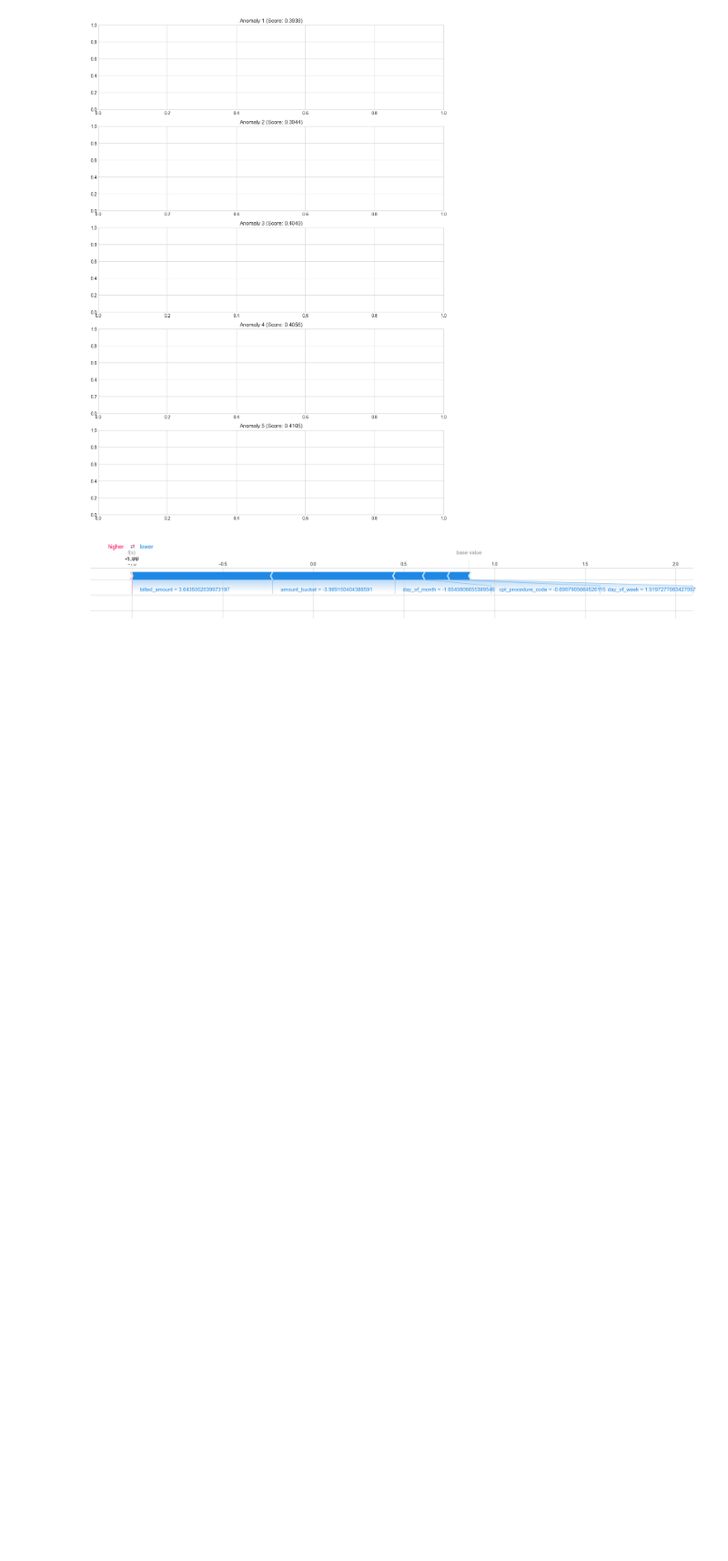
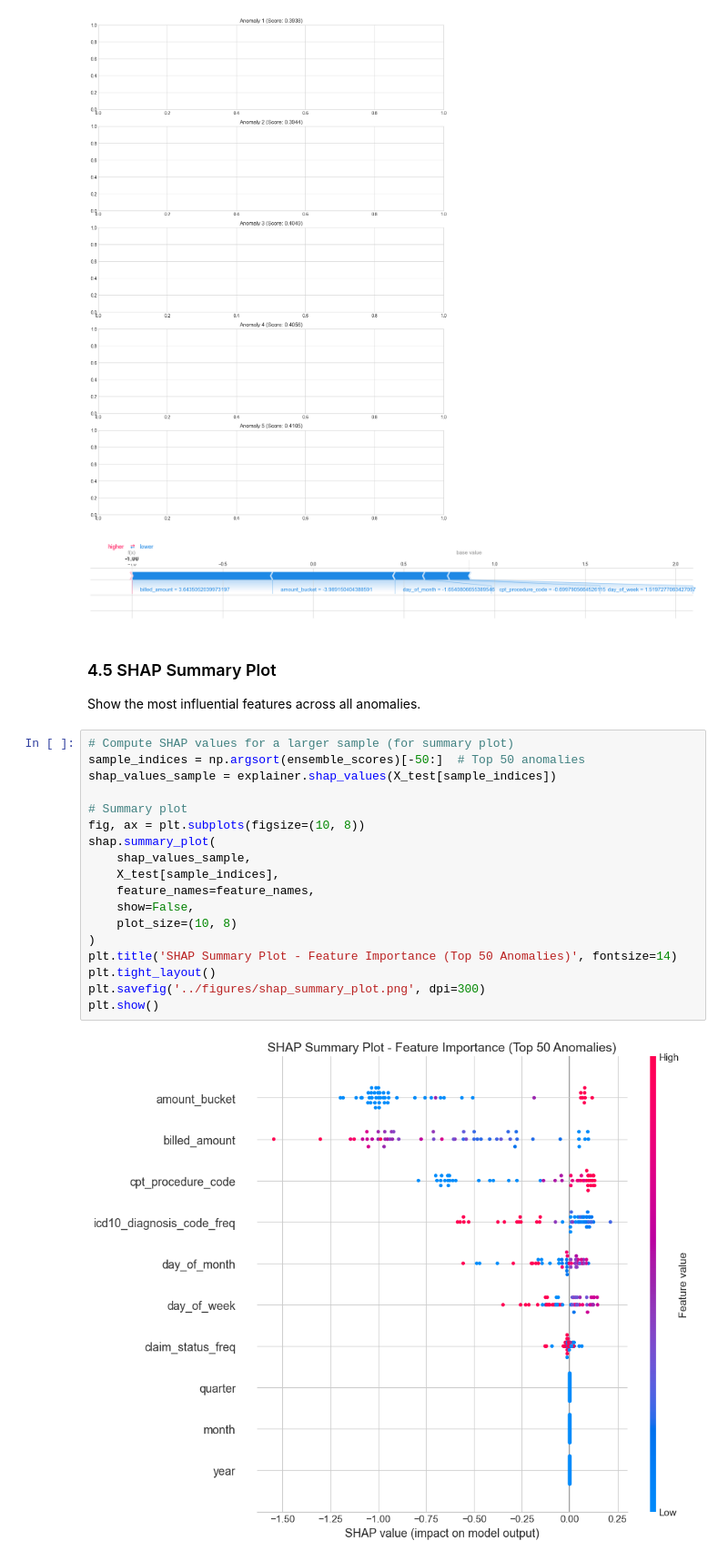
Before and after one commit to Houzibe/health-insurance-fraudulent-claims-detection-system, a Jupyter notebook: notebooks/03_model_evaluation.ipynb, the cells around one changed output. Shown at 91% size. Cells and saved outputs as stored; diff of their text form; blank space fills up the shorter version.

Commit message:
SHAP summary plot

```diff
--- a/notebooks/03_model_evaluation.ipynb
+++ b/notebooks/03_model_evaluation.ipynb
@@ -321,3 +321,27 @@ plt.show()
 [figure]
 [figure]
 [figure]
+# %% [markdown]
+### 4.5 SHAP Summary Plot
+
+Show the most influential features across all anomalies.
+# %%
+# Compute SHAP values for a larger sample (for summary plot)
+sample_indices = np.argsort(ensemble_scores)[-50:]  # Top 50 anomalies
+shap_values_sample = explainer.shap_values(X_test[sample_indices])
+
+# Summary plot
+fig, ax = plt.subplots(figsize=(10, 8))
+shap.summary_plot(
+    shap_values_sample,
+    X_test[sample_indices],
+    feature_names=feature_names,
+    show=False,
+    plot_size=(10, 8)
+)
+plt.title('SHAP Summary Plot - Feature Importance (Top 50 Anomalies)', fontsize=14)
+plt.tight_layout()
+plt.savefig('../figures/shap_summary_plot.png', dpi=300)
+plt.show()
+# %% [output]
+[figure, added]
```
